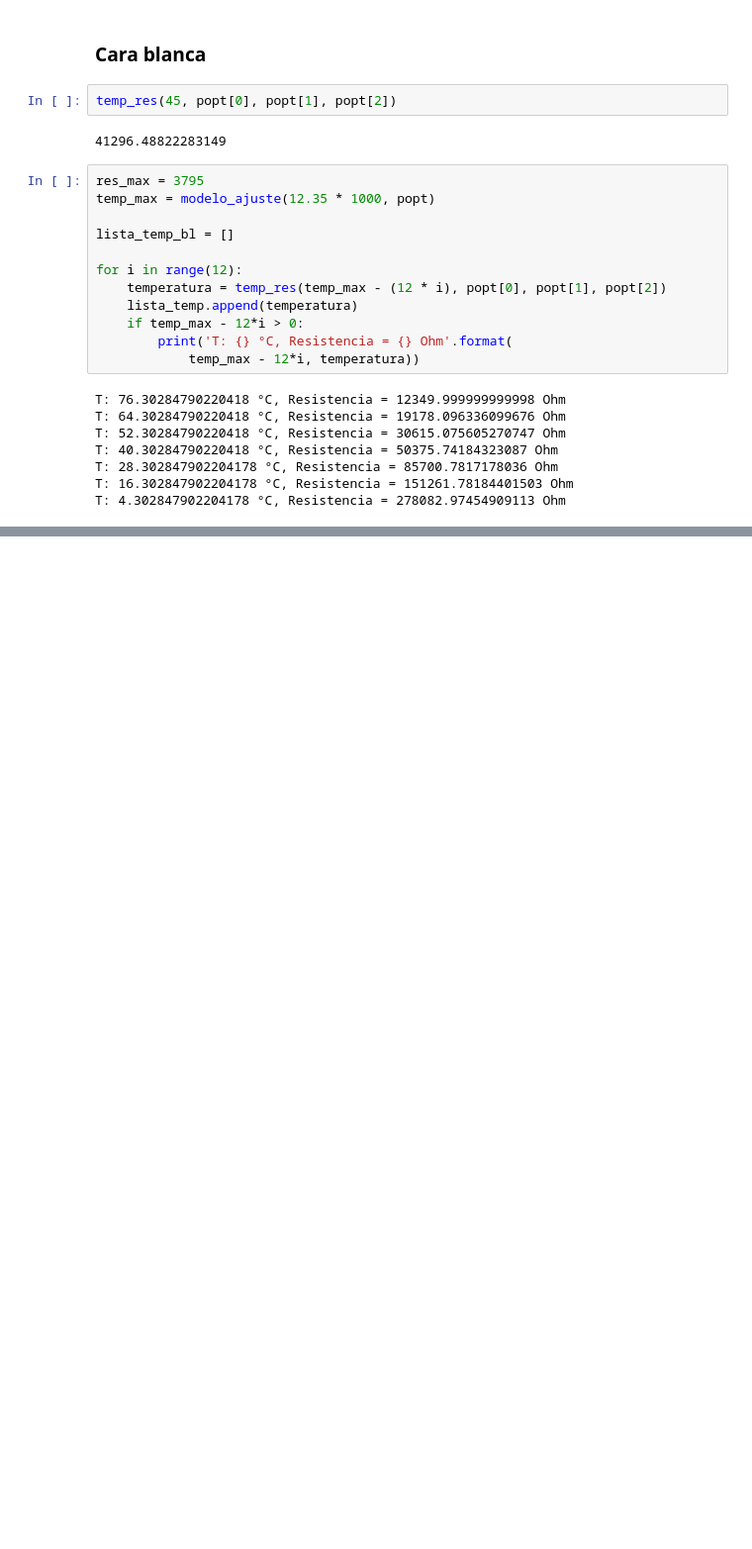
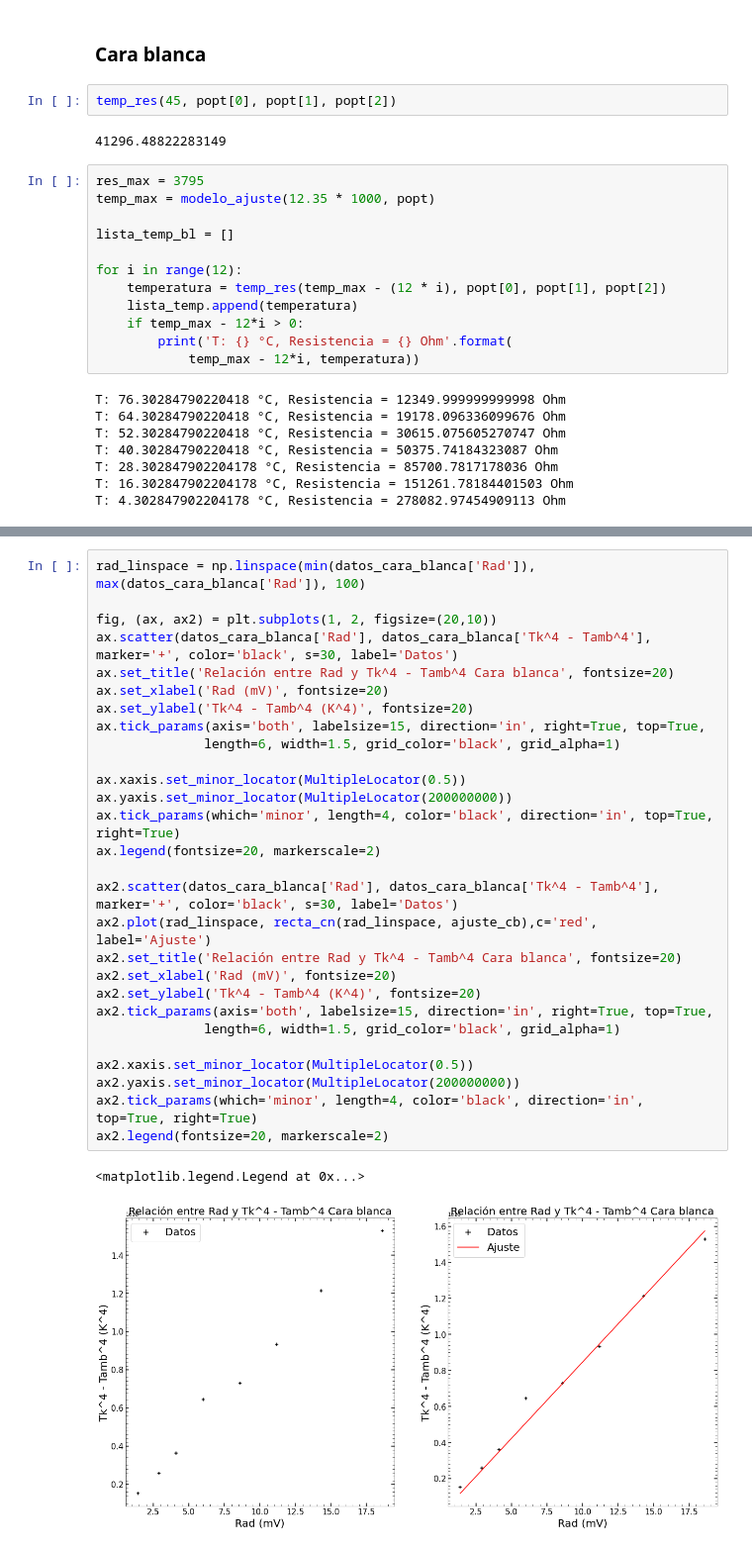
Before and after one commit to ojedarcelo/termocodigos, a Jupyter notebook: Lab5Termo/lab5.ipynb, the cells around one changed output, grey strips where cells are left out. Shown: that part at 99% size. Saved outputs shown, nothing was run; the diff lists cells and outputs as text; blank space fills up the shorter version.

```diff
--- a/Lab5Termo/lab5.ipynb
+++ b/Lab5Termo/lab5.ipynb
@@ -278,0 +341,31 @@ T: 4.302847902204178 °C, Resistencia = 278082.97454909113 Ohm
+# %%
+rad_linspace = np.linspace(min(datos_cara_blanca['Rad']), max(datos_cara_blanca['Rad']), 100)
+
+fig, (ax, ax2) = plt.subplots(1, 2, figsize=(20,10))
+ax.scatter(datos_cara_blanca['Rad'], datos_cara_blanca['Tk^4 - Tamb^4'], marker='+', color='black', s=30, label='Datos')
+ax.set_title('Relación entre Rad y Tk^4 - Tamb^4 Cara blanca', fontsize=20)
+ax.set_xlabel('Rad (mV)', fontsize=20)
+ax.set_ylabel('Tk^4 - Tamb^4 (K^4)', fontsize=20)
+ax.tick_params(axis='both', labelsize=15, direction='in', right=True, top=True,
+              length=6, width=1.5, grid_color='black', grid_alpha=1)
+
+ax.xaxis.set_minor_locator(MultipleLocator(0.5))
+ax.yaxis.set_minor_locator(MultipleLocator(200000000))
+ax.tick_params(which='minor', length=4, color='black', direction='in', top=True, right=True)
+ax.legend(fontsize=20, markerscale=2)
+
+ax2.scatter(datos_cara_blanca['Rad'], datos_cara_blanca['Tk^4 - Tamb^4'], marker='+', color='black', s=30, label='Datos')
+ax2.plot(rad_linspace, recta_cn(rad_linspace, ajuste_cb),c='red', label='Ajuste')
+ax2.set_title('Relación entre Rad y Tk^4 - Tamb^4 Cara blanca', fontsize=20)
+ax2.set_xlabel('Rad (mV)', fontsize=20)
+ax2.set_ylabel('Tk^4 - Tamb^4 (K^4)', fontsize=20)
+ax2.tick_params(axis='both', labelsize=15, direction='in', right=True, top=True,
+              length=6, width=1.5, grid_color='black', grid_alpha=1)
+
+ax2.xaxis.set_minor_locator(MultipleLocator(0.5))
+ax2.yaxis.set_minor_locator(MultipleLocator(200000000))
+ax2.tick_params(which='minor', length=4, color='black', direction='in', top=True, right=True)
+ax2.legend(fontsize=20, markerscale=2)
+# %% [output]
+<matplotlib.legend.Legend at 0x...>
+[figure, added]
```
Also changed, not shown: parts of 13 cells of this notebook, 1 other file.
